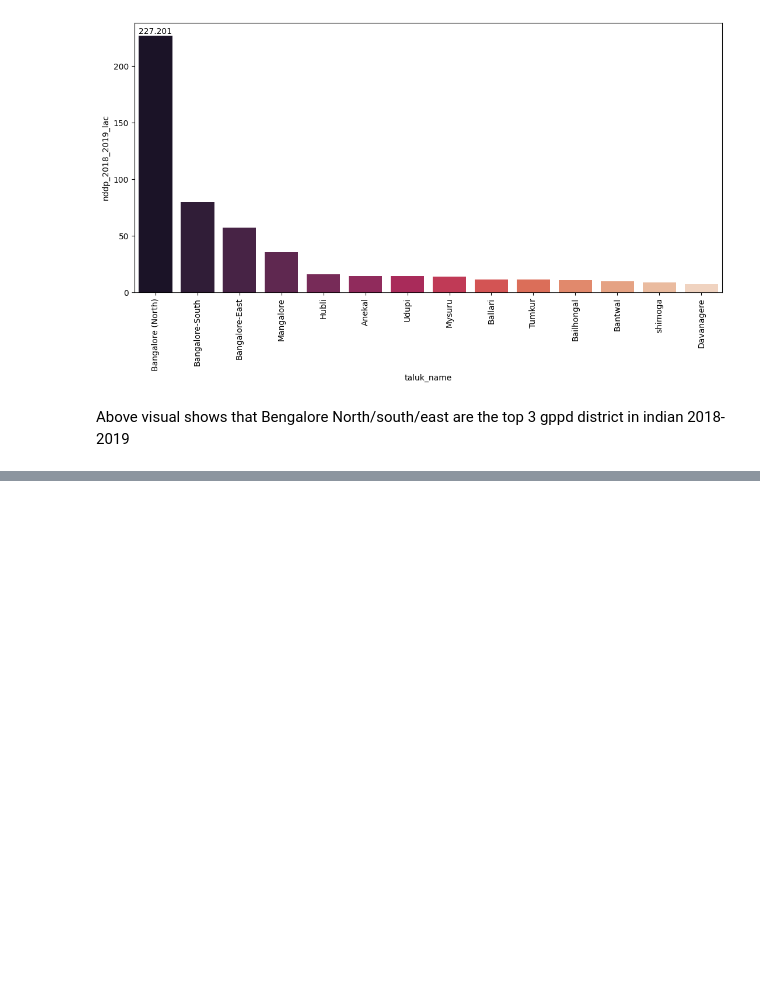
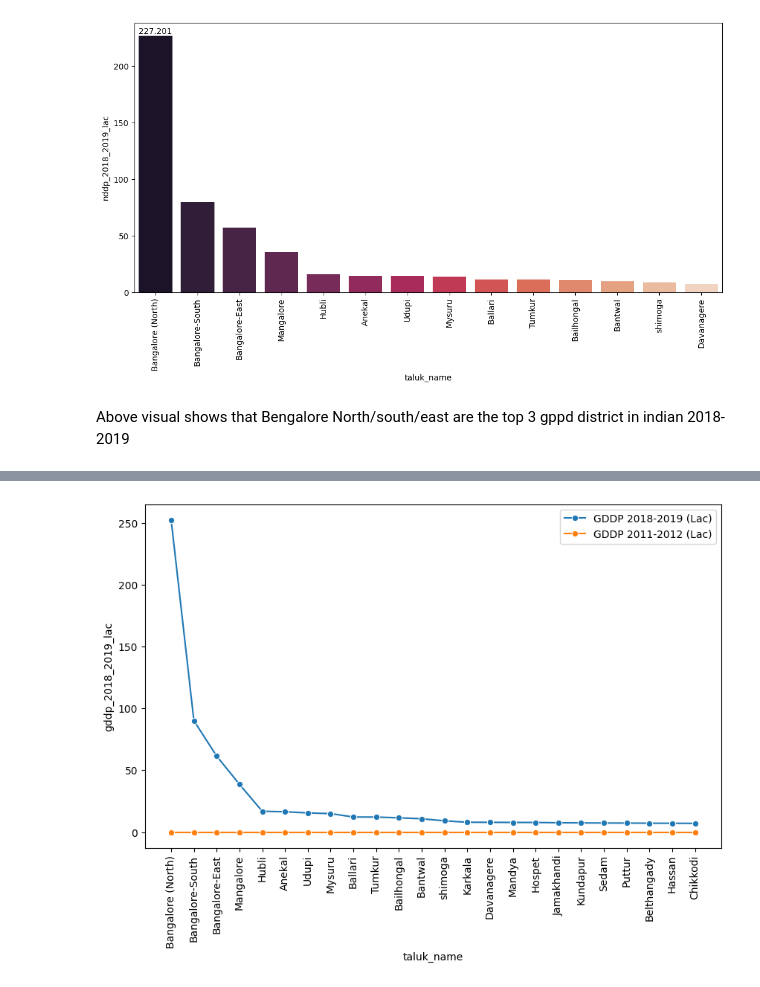
Before and after one commit to gyanbdrmagar/indian-district-income-and-per-capita-income, a Jupyter notebook: analysis.ipynb, the cells around one changed output, grey strips where cells are left out. Cells and saved outputs as stored; diff of their text form; code cells hidden in the pictures; blank space fills up the shorter version.

```diff
--- a/analysis.ipynb
+++ b/analysis.ipynb
@@ -226,0 +225,9 @@ so lets do that
+# %%
+
+
+cols = ['gddp_2011_2012',
+       'nddp_2011_2012', 'pci_2018_2019', 'pci_2011_2012']
+
+# coverting the columns gddp,nddp,pci in lac for better view
+for col in df[cols]:
+    df[f'{col}_lac'] = df[col]/100000 # using a f-string to create a new col with suffix '_lac'
@@ -226,0 +243,8 @@ so lets do that
+# %%
+plt.figure(figsize=(10, 6))
+sb.lineplot(x='taluk_name', y='gddp_2018_2019_lac', marker='o', label='GDDP 2018-2019 (Lac)', data=df.nlargest(25,'gddp_2018_2019_lac'))
+sb.lineplot(x='taluk_name', y='gddp_2011_2012_lac', marker='o', label='GDDP 2011-2012 (Lac)', data=df.nlargest(25,'gddp_2018_2019_lac'))
+plt.xticks(rotation = 90)
+plt.show();
+# %% [output]
+[figure, added]
```
Also changed, not shown: parts of 13 cells of this notebook.
